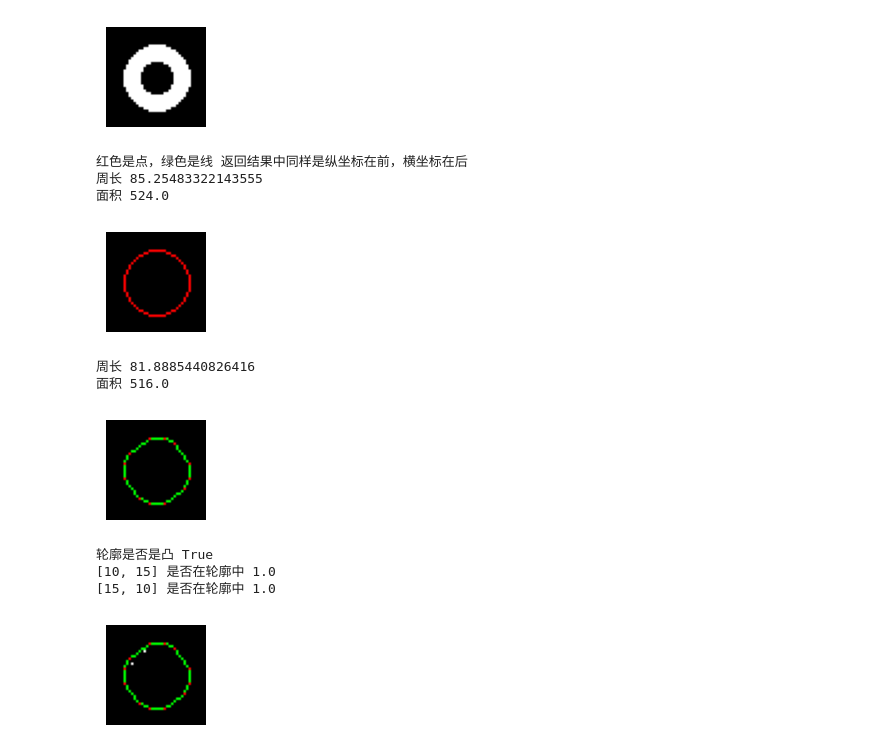
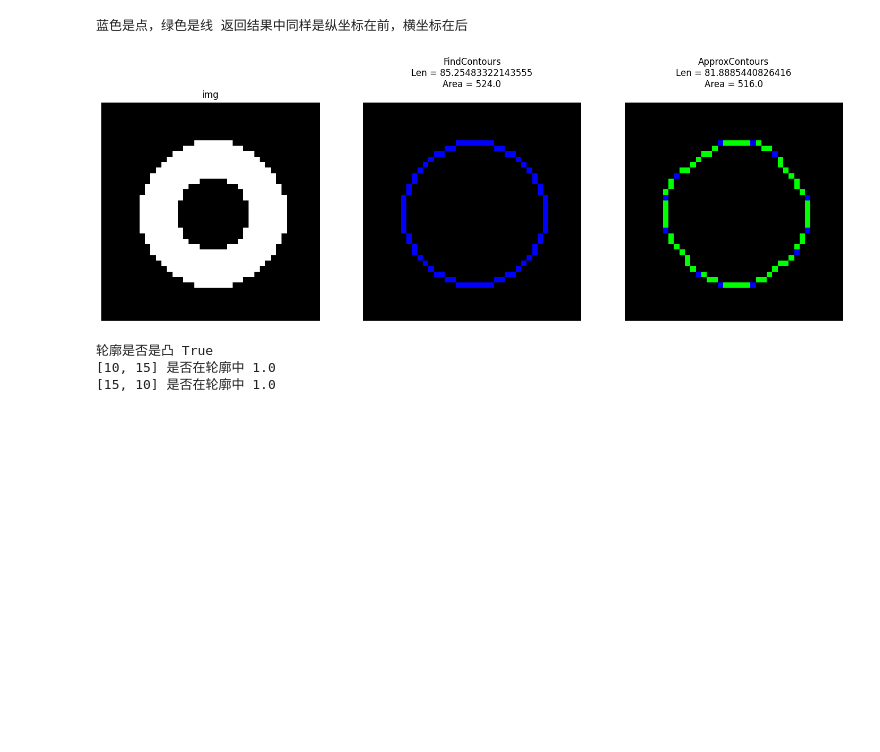
Before and after one commit to masterAllen/LearnOpenCV, a Jupyter notebook: code/dealwith_points.ipynb, the cells around one changed output. Saved outputs shown, nothing was run; the diff lists cells and outputs as text; code cells hidden in the pictures; blank space fills up the shorter version.

Commit message:
Write a good draw function and use it.

```diff
--- a/code/dealwith_points.ipynb
+++ b/code/dealwith_points.ipynb
@@ -25,47 +7,44 @@ def draw_lines(img, points):
 # %%
 '''
 approxPolyDP 和 轮廓的一些函数(周长、面积等)
 '''
+results = []
 img = np.zeros((40, 40), dtype=np.uint8)
 cv2.circle(img, (20, 20), 10, 255, 5)
-show_image(img)
+results.append(['img', img])
 
 contours, hierachy = cv2.findContours(img, cv2.RETR_TREE, method=cv2.CHAIN_APPROX_NONE)
 point_set = contours[0][:, 0]
 
 now_img = cv2.cvtColor(np.zeros_like(img), cv2.COLOR_GRAY2BGR)
 
-print('红色是点，绿色是线', '返回结果中同样是纵坐标在前，横坐标在后')
-print('周长', cv2.arcLength(point_set, closed=True))
-print('面积', cv2.contourArea(point_set))
-show_image(draw_lines(now_img, point_set))
+print('蓝色是点，绿色是线', '返回结果中同样是纵坐标在前，横坐标在后')
+info = 'FindContours\n'
+info += f'Len = {cv2.arcLength(point_set, closed=True)}\n'
+info += f'Area = {cv2.contourArea(point_set)}\n'
+results.append([info, draw_lines(now_img, point_set)])
 
 approx_points = cv2.approxPolyDP(point_set, 1, True)[:, 0]
-print('周长', cv2.arcLength(approx_points, closed=True))
-print('面积', cv2.contourArea(approx_points))
-show_image(draw_lines(now_img, approx_points))
+info = 'ApproxContours\n'
+info += f'Len = {cv2.arcLength(approx_points, closed=True)}\n'
+info += f'Area = {cv2.contourArea(approx_points)}\n'
+results.append([info, draw_lines(now_img, approx_points)])
+
+show_images(results)
 
 print('轮廓是否是凸', cv2.isContourConvex(approx_points))
 
 now_points = [[10, 15], [15, 10]]
 for onep in now_points:
     now_img[onep[0], onep[1]] = [255, 255, 255]
     # measureDist: False 只返回 -1,0,+1；True 则返回到轮廓的最近距离
     print(f'{onep} 是否在轮廓中', cv2.pointPolygonTest(approx_points, onep, measureDist=False))
-show_image(draw_lines(now_img, approx_points))
 # %% [output]
+蓝色是点，绿色是线 返回结果中同样是纵坐标在前，横坐标在后
-[figure, old version]
+[figure, new version]
-红色是点，绿色是线 返回结果中同样是纵坐标在前，横坐标在后
-周长 85.25483322143555
-面积 524.0
-[figure, removed]
-周长 81.8885440826416
-面积 516.0
+轮廓是否是凸 True
+[10, 15] 是否在轮廓中 1.0
+[15, 10] 是否在轮廓中 1.0
-[figure, removed]
-轮廓是否是凸 True
-[10, 15] 是否在轮廓中 1.0
-[15, 10] 是否在轮廓中 1.0
-[figure, removed]
 # %%
 '''
 点集各种 Fit 函数
```
Also changed, not shown: parts of 4 cells of this notebook, 6 other files.
